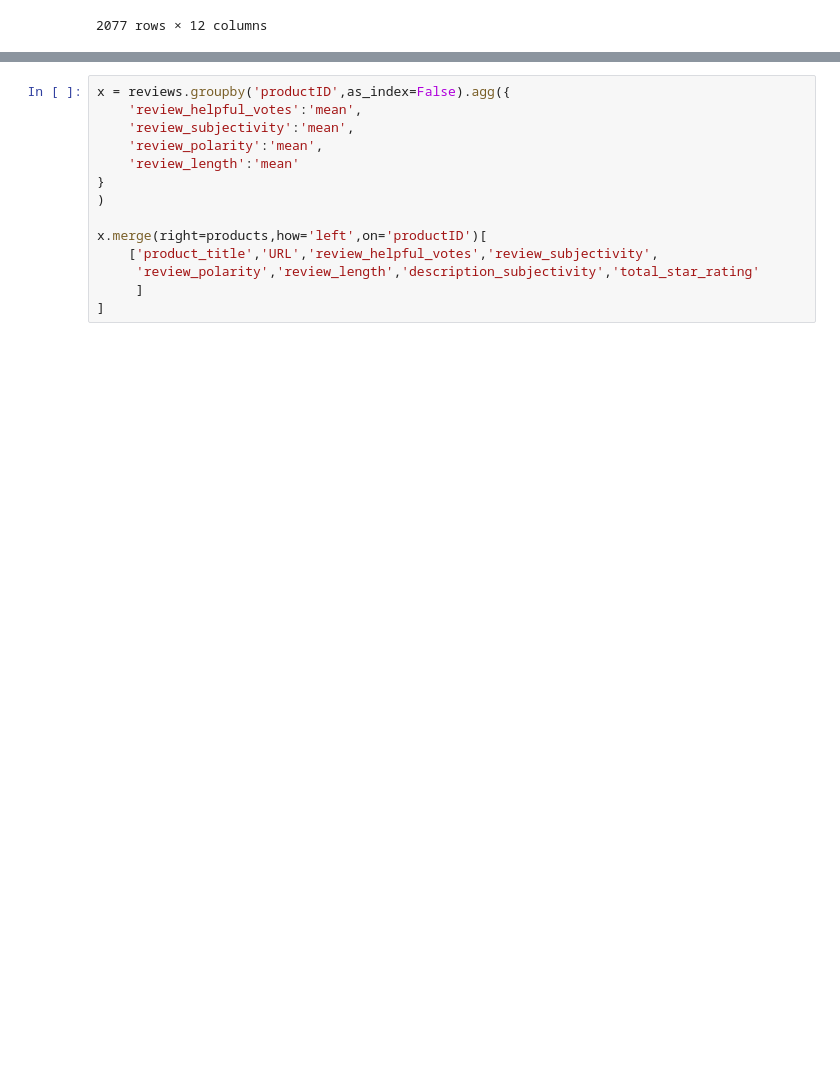
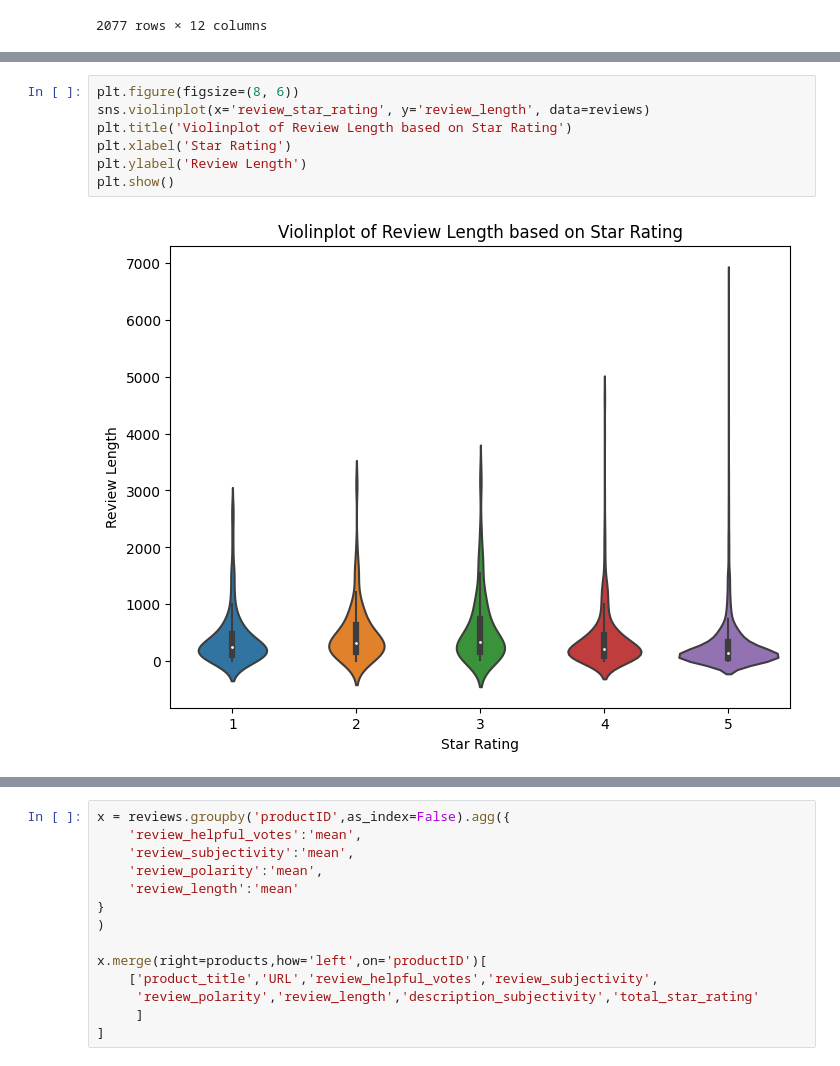
Before and after one commit to aneeshkhole/Perceived-Usefulness-of-online-customer-reviews, a Jupyter notebook: src/Amazon_Review_data_scraping.ipynb, the cells around one changed output, grey strips where cells are left out. Cells and saved outputs as stored; diff of their text form; blank space fills up the shorter version.

```diff
--- a/src/Amazon_Review_data_scraping.ipynb
+++ b/src/Amazon_Review_data_scraping.ipynb
@@ -307,0 +340,9 @@ reviews
+# %%
+plt.figure(figsize=(8, 6))
+sns.violinplot(x='review_star_rating', y='review_length', data=reviews)
+plt.title('Violinplot of Review Length based on Star Rating')
+plt.xlabel('Star Rating')
+plt.ylabel('Review Length')
+plt.show()
+# %% [output]
+[figure, added]
```
Also changed, not shown: parts of 9 cells of this notebook, 1 other file.
